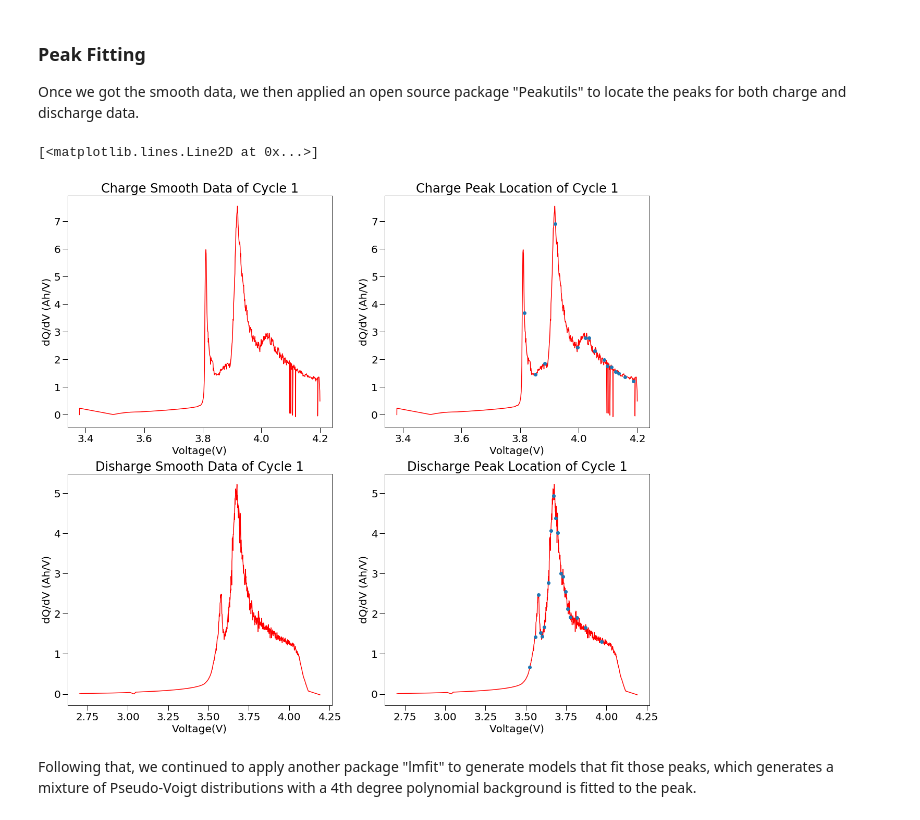
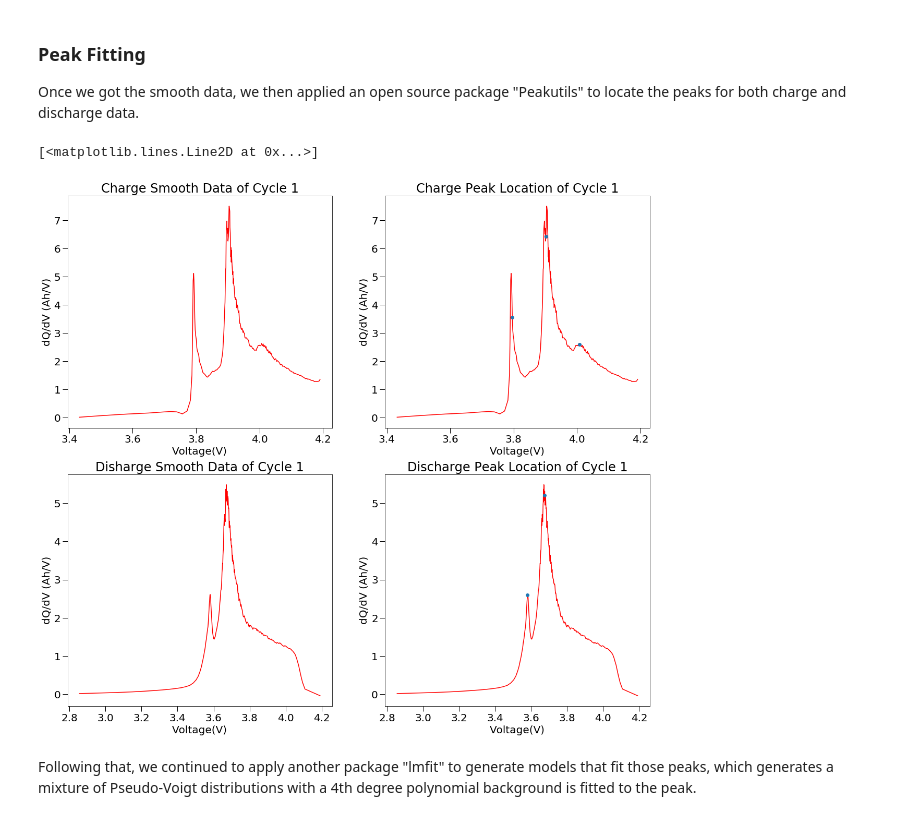
Before and after one commit to nicolet5/DiffCapAnalyzer, a Jupyter notebook: examples/Detailed_Steps_Example.ipynb, the cells around one changed output. Cells and saved outputs as stored; diff of their text form; code cells hidden in the pictures.

```diff
--- a/examples/Detailed_Steps_Example.ipynb
+++ b/examples/Detailed_Steps_Example.ipynb
@@ -25,9 +25,9 @@ from diffcapanalyzer import chachifuncs as ccf
 # %% [markdown]
 ### Then, import the data we want to process:
 # %%
-df = pd.read_csv(os.path.join('../data/ARBIN/CS2_33/CS2_33_8_17_10.csv'))
+df = pd.read_csv(os.path.join('../data/ARBIN/CS2_33/CS2_33_8_30_10.csv'))
 database = 'example_db.db'
-base_filename = 'CS2_33_8_17_10'
+base_filename = 'CS2_33_8_30_10'
 datatype = 'ARBIN'
 # %% [markdown]
 ## Processing Data, including Data Cleaning, Peak Fitting and Descriptors Generation
@@ -160,14 +160,14 @@ import scipy.signal
 
 # separates charge and discharge cycles using chachifuncs
 charge, discharge = ccf.sep_char_dis(smooth_df, datatype)
-charge_sort = charge.sort_values('roundedV')
-discharge_sort = discharge.sort_values('roundedV')
+#charge_sort = charge.sort_values('roundedV')
+#discharge_sort = discharge.sort_values('roundedV')
 
 # takes out x and y-axis
-sigx_bot1 = charge_sort['Voltage(V)']
-sigy_bot1 = (charge_sort['Smoothed_dQ/dV'])
-sigx_bot2 = discharge_sort['Voltage(V)']
-sigy_bot2 = -(discharge_sort['Smoothed_dQ/dV'])
+sigx_bot1 = charge['Voltage(V)'][0:-10]
+sigy_bot1 = charge['Smoothed_dQ/dV'][0:-10]
+sigx_bot2 = discharge['Voltage(V)'][0:-3]
+sigy_bot2 = -(discharge['Smoothed_dQ/dV'])[0:-3]
 
 # set up a figure
 fig4 = plt.figure(figsize = (20,18), facecolor = 'w', edgecolor= 'k')
@@ -200,34 +200,34 @@ plt.title('Charge Peak Location of Cycle 1', fontsize = 24)
 plt.plot(sigx_bot1[i1], sigy_bot1[i1], 'o')
 
 plt.subplot(2, 2, 3)
 plt.rcParams.update({'font.size':20})
 plt.plot(sigx_bot2, sigy_bot2, 'r')
 plt.xlabel('Voltage(V)', fontsize = 20)
 plt.ylabel('dQ/dV (Ah/V)', fontsize =20)
 plt.xticks(fontsize = 20)
 plt.yticks(fontsize = 20)
 plt.tick_params(size = 10, width = 1)
 plt.title('Disharge Smooth Data of Cycle 1', fontsize = 24)
 
 # applies additional level of smoothing to prevent indexing of false peaks
 sigy_smooth2 = scipy.signal.savgol_filter(sigy_bot2, 25, 3)
 
 # determines indexes of peaks in the dataset
 i2 = peakutils.indexes(sigy_smooth2, thres=.3/max(sigy_bot2), min_dist=9)
 
 plt.subplot(2, 2, 4)
 plt.rcParams.update({'font.size':20})
 plt.plot(sigx_bot2, sigy_bot2, 'r')
 plt.xlabel('Voltage(V)', fontsize = 20)
 plt.ylabel('dQ/dV (Ah/V)', fontsize =20)
 plt.xticks(fontsize = 20)
 plt.yticks(fontsize = 20)
 plt.tick_params(size = 10, width = 1)
 plt.title('Discharge Peak Location of Cycle 1', fontsize = 24)
 plt.plot(sigx_bot2[i2], sigy_bot2[i2], 'o')
 # %% [output]
 [<matplotlib.lines.Line2D at 0x...>]
-[figure, old version]
+[figure, new version]
 # %% [markdown]
 Following that, we continued to apply another package "lmfit" to generate models that fit those peaks, which generates a mixture of Pseudo-Voigt distributions with a 4th degree polynomial background is fitted to the peak.
 # %%
```
Also changed, not shown: parts of 4 cells of this notebook, 1 other file.
